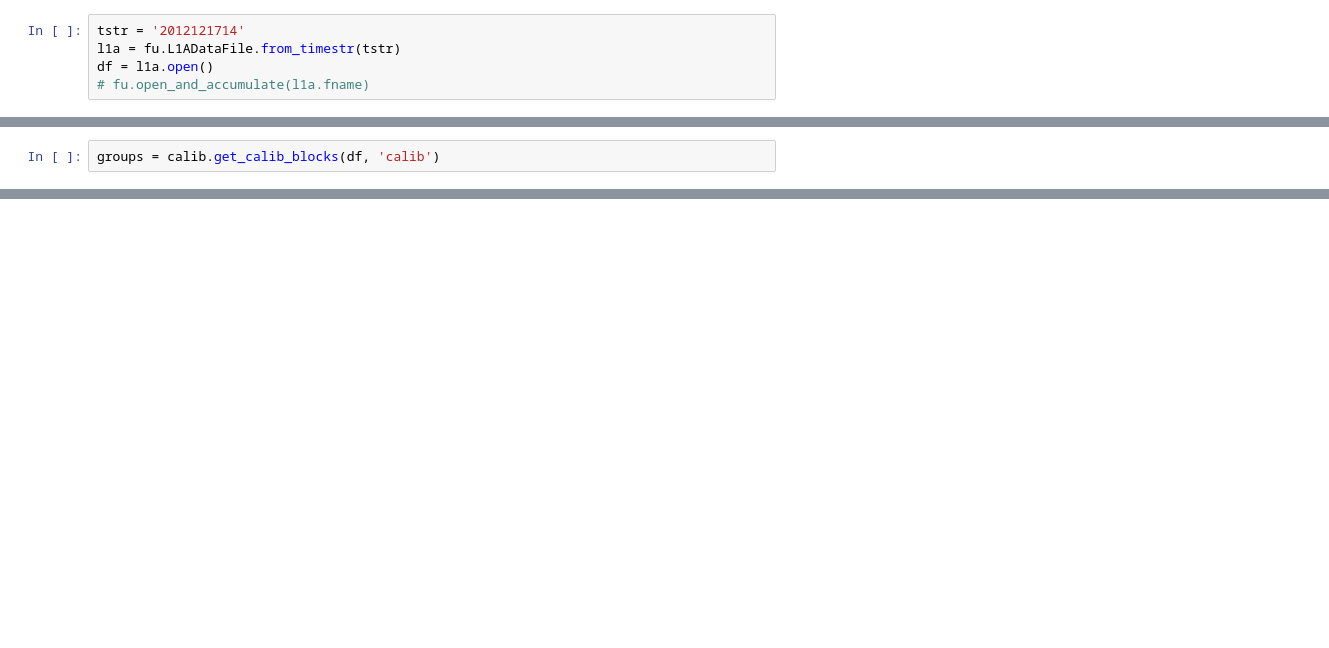
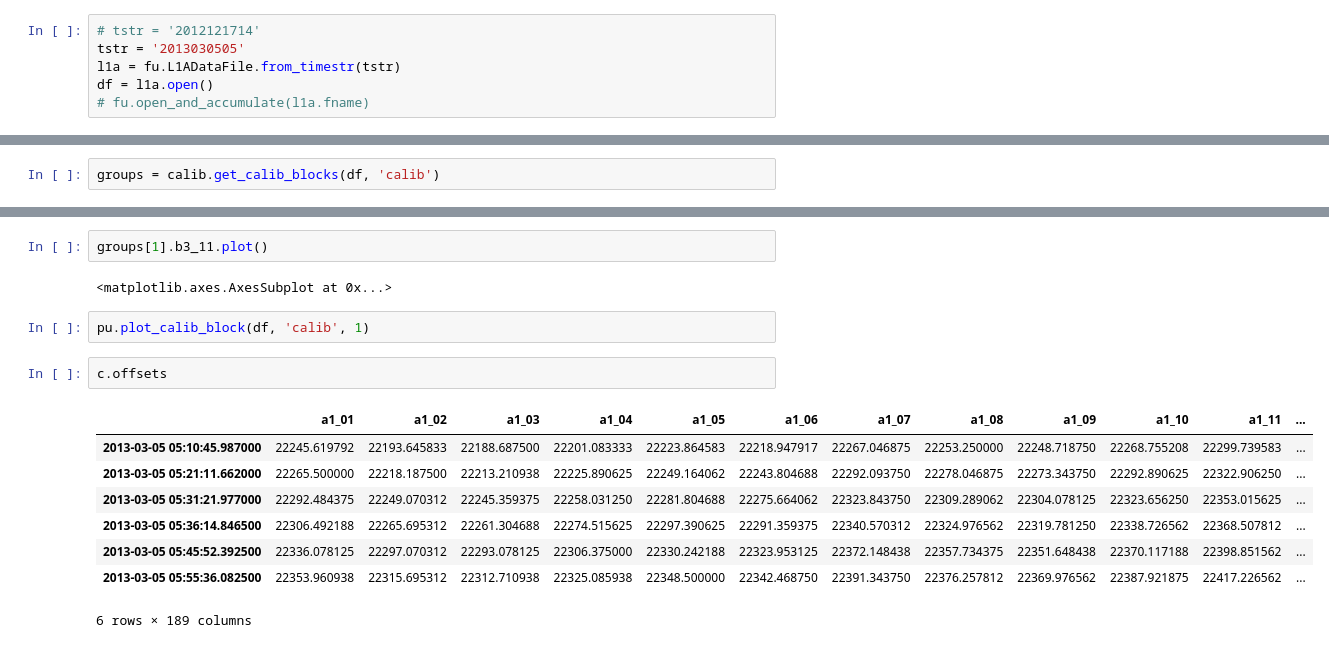
Before and after one commit to lro-diviner/divcalib, a Jupyter notebook: notebooks/calibration debugging.ipynb, the cells around one changed output, grey strips where cells are left out. Drawn from its saved outputs; the diff is of its cells as text; blank space fills up the shorter version.

```diff
--- a/notebooks/calibration debugging.ipynb
+++ b/notebooks/calibration debugging.ipynb
@@ -5,7 +5,8 @@ reload(pu)
 # %% [output]
 <module 'diviner.plot_utils' from '/Users/maye/Dropbox/src/diviner/plot_utils.pyc'>
 # %%
-tstr = '2012121714'
+# tstr = '2012121714'
+tstr = '2013030505'
 l1a = fu.L1ADataFile.from_timestr(tstr)
 df = l1a.open()
 # fu.open_and_accumulate(l1a.fname)
@@ -139,0 +33,17 @@ pu.plot_calib_block(subdf, 'calib')
+# %%
+groups[1].b3_11.plot()
+# %% [output]
+<matplotlib.axes.AxesSubplot at 0x...>
+# %%
+pu.plot_calib_block(df, 'calib', 1)
+# %%
+c.offsets
+# %% [output]
+|  | a1_01 | a1_02 | a1_03 | a1_04 | a1_05 | a1_06 | a1_07 | a1_08 | a1_09 | a1_10 | a1_11 | ... |
+| 2013-03-05 05:10:45.987000 | 22245.619792 | 22193.645833 | 22188.687500 | 22201.083333 | 22223.864583 | 22218.947917 | 22267.046875 | 22253.250000 | 22248.718750 | 22268.755208 | 22299.739583 | ... |
+| 2013-03-05 05:21:11.662000 | 22265.500000 | 22218.187500 | 22213.210938 | 22225.890625 | 22249.164062 | 22243.804688 | 22292.093750 | 22278.046875 | 22273.343750 | 22292.890625 | 22322.906250 | ... |
+| 2013-03-05 05:31:21.977000 | 22292.484375 | 22249.070312 | 22245.359375 | 22258.031250 | 22281.804688 | 22275.664062 | 22323.843750 | 22309.289062 | 22304.078125 | 22323.656250 | 22353.015625 | ... |
+| 2013-03-05 05:36:14.846500 | 22306.492188 | 22265.695312 | 22261.304688 | 22274.515625 | 22297.390625 | 22291.359375 | 22340.570312 | 22324.976562 | 22319.781250 | 22338.726562 | 22368.507812 | ... |
+| 2013-03-05 05:45:52.392500 | 22336.078125 | 22297.070312 | 22293.078125 | 22306.375000 | 22330.242188 | 22323.953125 | 22372.148438 | 22357.734375 | 22351.648438 | 22370.117188 | 22398.851562 | ... |
+| 2013-03-05 05:55:36.082500 | 22353.960938 | 22315.695312 | 22312.710938 | 22325.085938 | 22348.500000 | 22342.468750 | 22391.343750 | 22376.257812 | 22369.976562 | 22387.921875 | 22417.226562 | ... |
+6 rows × 189 columns
```
Also changed, not shown: parts of 42 cells of this notebook.
